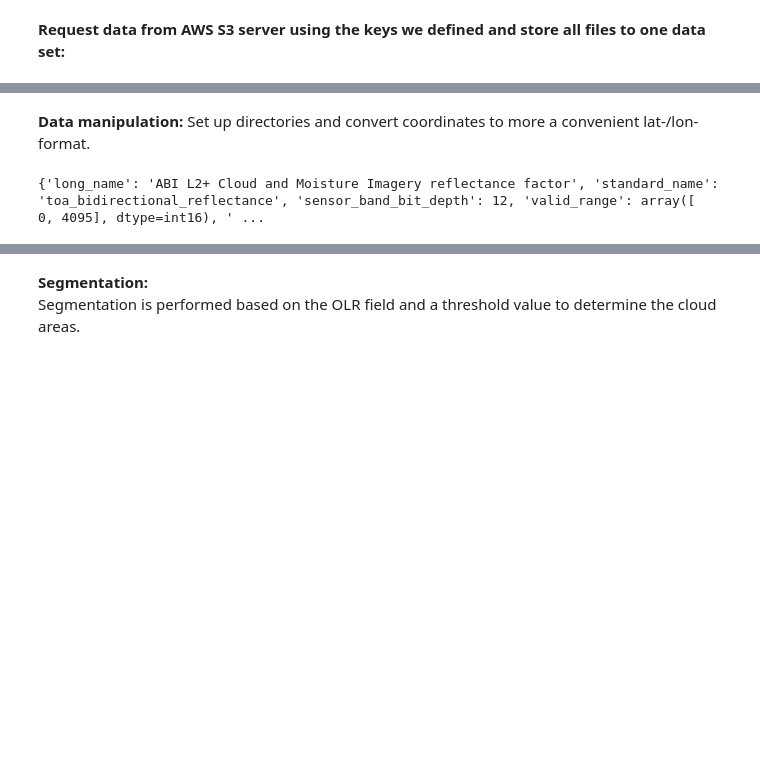
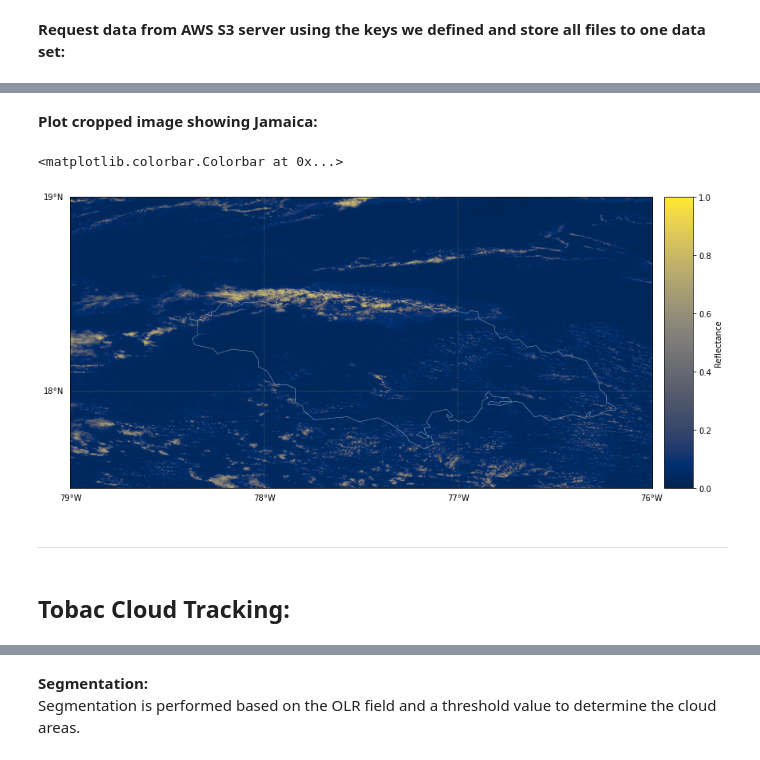
Before and after one commit to tobac-project/tobac-tutorials, a Jupyter notebook: themes/tobac_v1/Example_VIS_Tracking_Satellite/Example_VIS_Tracking_Satellite.ipynb, the cells around one changed output, grey strips where cells are left out. Drawn from its saved outputs; the diff is of its cells as text; code cells hidden in the pictures; blank space fills up the shorter version.

```diff
--- a/themes/tobac_v1/Example_VIS_Tracking_Satellite/Example_VIS_Tracking_Satellite.ipynb
+++ b/themes/tobac_v1/Example_VIS_Tracking_Satellite/Example_VIS_Tracking_Satellite.ipynb
@@ -173,8 +159,9 @@ Data variables:
 # %%
-min_lon = -90.0
+# Define boundaries of mask used for cropping:
+min_lon = -80.0
 min_lat = 15.0
-max_lon = -65.0
-max_lat = 30.0
+max_lon = -75.0
+max_lat = 20.0
 
 mask_lon = (DS_R.x >= min_lon) & (DS_R.x <= max_lon)
 mask_lat = (DS_R.y >= min_lat) & (DS_R.y <= max_lat)
@@ -235,18 +170,23 @@ from mpl_toolkits.basemap import Basemap
+# %% [markdown]
+**Plot cropped image showing Jamaica:**
 # %%
-# Plot AOI extent with GOES projection:
-plt.figure(figsize=(16,8))
-bmap = Basemap(llcrnrlon=-75,llcrnrlat=10,urcrnrlon=-55,urcrnrlat=30,
-             resolution='i', projection='laea', lat_0 = 0, lon_0 = -75.0)
+plt.figure(figsize=(14,8))
+bmap = Basemap(llcrnrlon=-79,llcrnrlat=17.5,urcrnrlon=-76,urcrnrlat=19,
+             resolution='i', projection='cyl', lat_0 = 0, lon_0 = -75.0, ellps="WGS84")
 
-bmap.imshow(cropped_ds["CMI"][0], origin='upper', vmin=0, vmax=1, cmap='cividis')
-#bmap.drawcoastlines(linewidth=0.5, linestyle='solid', color='white')
-#bmap.drawcountries(linewidth=0.5, linestyle='solid', color='white')
-#bmap.drawparallels(np.arange(8,22,2),labels=[1,0,0,0])
-#bmap.drawmeridians(np.arange(-70,-50,2),labels=[0,0,0,1])
+bmap.imshow(cropped_ds["CMI"][5], origin='upper', vmin=0, vmax=1, cmap='cividis')
+bmap.drawcoastlines(linewidth=0.3, linestyle='solid', color='white')
+bmap.drawcountries(linewidth=0.3, linestyle='solid', color='white')
+bmap.drawparallels(np.arange(10,30,1),labels=[1,0,0,0], linewidth=0.5, color="grey")
+bmap.drawmeridians(np.arange(-90,-65,1),labels=[0,0,0,1], linewidth=0.5, color="grey")
 bmap.colorbar(location='right', label='Reflectance')
+# %% [output]
+<matplotlib.colorbar.Colorbar at 0x...>
+[figure, added]
-# %% [markdown]
-**Data manipulation:**
-Set up directories and convert coordinates to more a convenient lat-/lon-format.
+# %% [markdown]
+---
+# %% [markdown]
+## Tobac Cloud Tracking:
 # %%
 # Set up directory to save output and plots:
 savedir='Save'
@@ -256,10 +196,7 @@ plot_dir="Plot"
 if not os.path.exists(plot_dir):
     os.makedirs(plot_dir)
 # %%
-# Rename Attributes (standard_name is a given argument for iris_cube function):
+# Change standard_name to be a regular argument of cf-conventions:
 cropped_ds.CMI.attrs["standard_name"] = "toa_bidirectional_reflectance"
-print(cropped_ds.CMI.attrs)
-# %% [output]
-{'long_name': 'ABI L2+ Cloud and Moisture Imagery reflectance factor', 'standard_name': 'toa_bidirectional_reflectance', 'sensor_band_bit_depth': 12, 'valid_range': array([   0, 4095], dtype=int16), ' ...
 # %%
 # Assign former coordinates as variables to avoid dupplicate naming:
```
Also changed, not shown: parts of 49 cells of this notebook.
